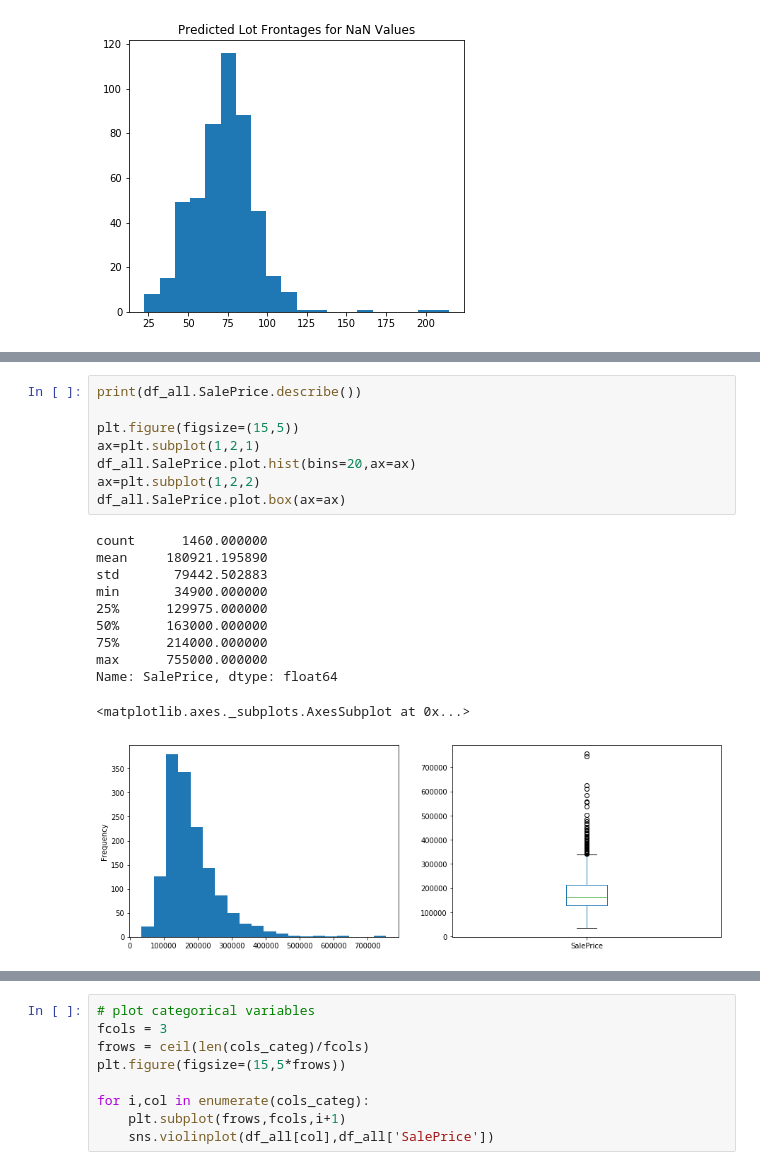
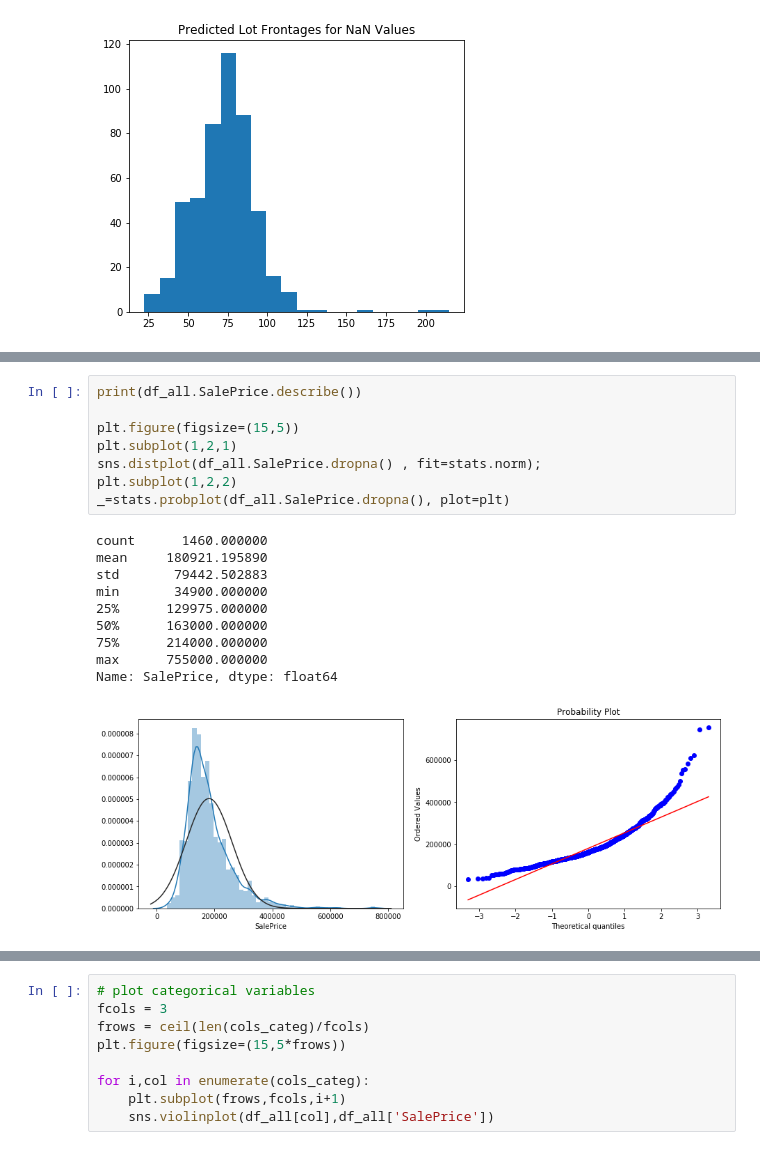
Before and after one commit to jack89roberts/kaggle-house-prices, a Jupyter notebook: house_prices.ipynb, the cells around one changed output, grey strips where cells are left out. Drawn from its saved outputs; the diff is of its cells as text.

```diff
--- a/house_prices.ipynb
+++ b/house_prices.ipynb
@@ -256,20 +313,19 @@ df_all['LandSlope'].replace({'Gtl':2,'Mod':1,'Sev':0}, inplace=True)
 # %%
 print(df_all.SalePrice.describe())
 
 plt.figure(figsize=(15,5))
-ax=plt.subplot(1,2,1)
-df_all.SalePrice.plot.hist(bins=20,ax=ax)
-ax=plt.subplot(1,2,2)
-df_all.SalePrice.plot.box(ax=ax)
+plt.subplot(1,2,1)
+sns.distplot(df_all.SalePrice.dropna() , fit=stats.norm);
+plt.subplot(1,2,2)
+_=stats.probplot(df_all.SalePrice.dropna(), plot=plt)
 # %% [output]
 count      1460.000000
 mean     180921.195890
 std       79442.502883
 min       34900.000000
 25%      129975.000000
 50%      163000.000000
 75%      214000.000000
 max      755000.000000
 Name: SalePrice, dtype: float64
-<matplotlib.axes._subplots.AxesSubplot at 0x...>
-[figure, old version]
+[figure, new version]
```
Also changed, not shown: parts of 24 cells of this notebook, 1 other file.
